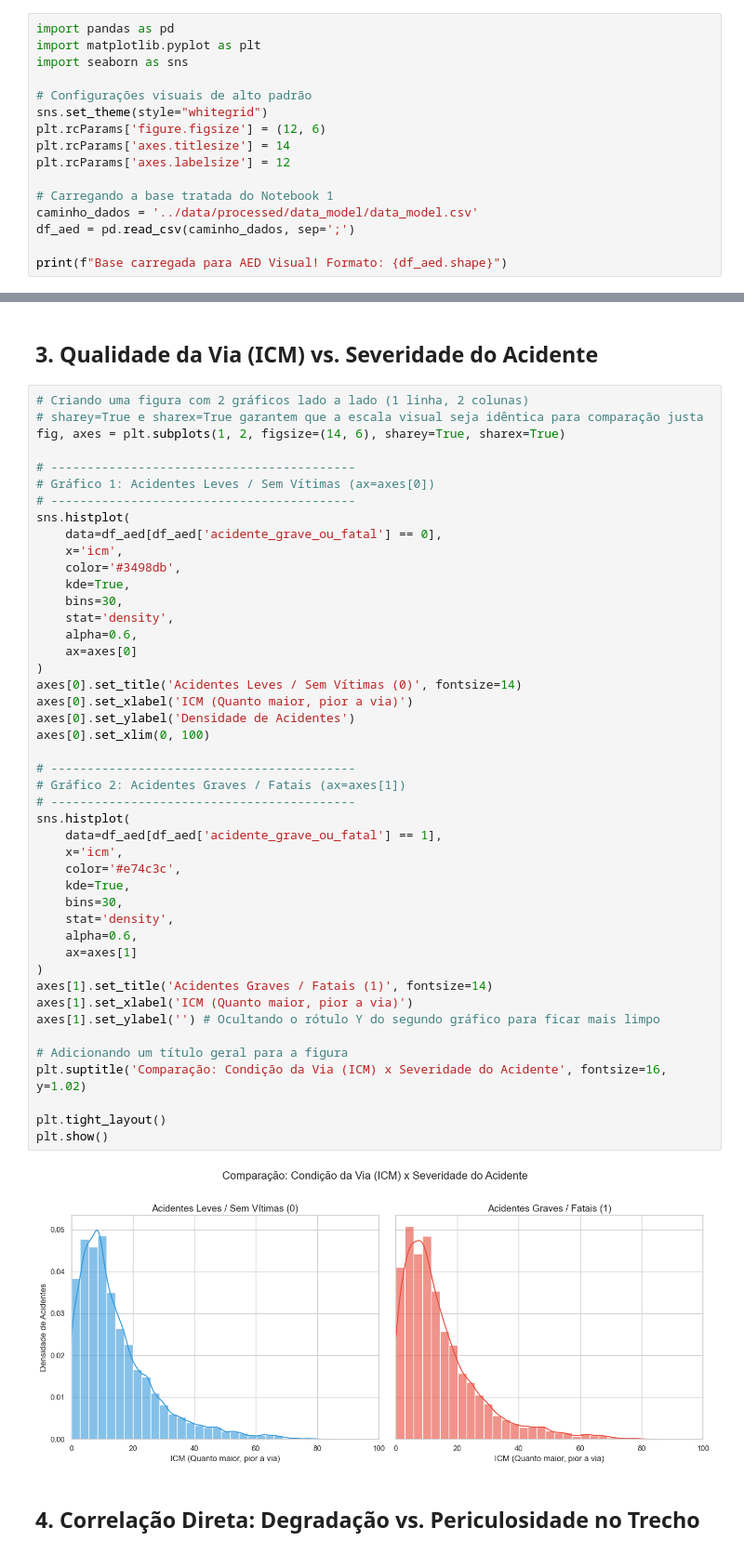
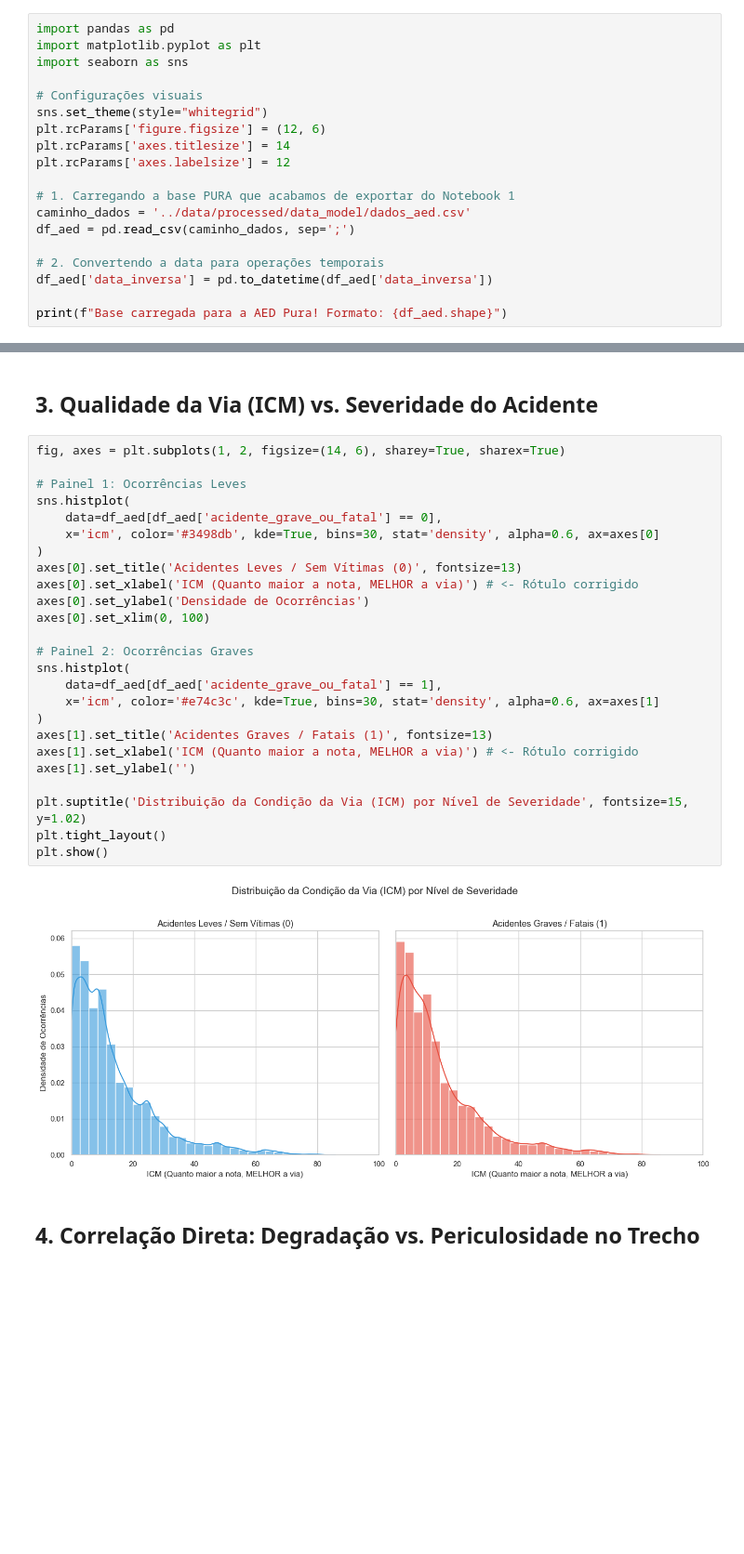
Before and after one commit to athaydegab/PredicaoAcidentesPRF, a Jupyter notebook: notebooks/03_notebook_aed.ipynb, the cells around one changed output, grey strips where cells are left out. Shown at 93% size. Cells and saved outputs as stored; diff of their text form; blank space fills up the shorter version.

```diff
--- a/notebooks/03_notebook_aed.ipynb
+++ b/notebooks/03_notebook_aed.ipynb
@@ -5,15 +5,18 @@ import pandas as pd
 import matplotlib.pyplot as plt
 import seaborn as sns
 
-# Configurações visuais de alto padrão
+# Configurações visuais
 sns.set_theme(style="whitegrid")
 plt.rcParams['figure.figsize'] = (12, 6)
 plt.rcParams['axes.titlesize'] = 14
 plt.rcParams['axes.labelsize'] = 12
 
-# Carregando a base tratada do Notebook 1
-caminho_dados = '../data/processed/data_model/data_model.csv'
+# 1. Carregando a base PURA que acabamos de exportar do Notebook 1
+caminho_dados = '../data/processed/data_model/dados_aed.csv'
 df_aed = pd.read_csv(caminho_dados, sep=';')
 
-print(f"Base carregada para AED Visual! Formato: {df_aed.shape}")
+# 2. Convertendo a data para operações temporais
+df_aed['data_inversa'] = pd.to_datetime(df_aed['data_inversa'])
+
+print(f"Base carregada para a AED Pura! Formato: {df_aed.shape}")
 # %% [output]
@@ -49,52 +51,32 @@ Passing `palette` without assigning `hue` is deprecated and will be removed in v
 # %% [markdown]
 ## 3. Qualidade da Via (ICM) vs. Severidade do Acidente
 # %%
-# Criando uma figura com 2 gráficos lado a lado (1 linha, 2 colunas)
-# sharey=True e sharex=True garantem que a escala visual seja idêntica para comparação justa
 fig, axes = plt.subplots(1, 2, figsize=(14, 6), sharey=True, sharex=True)
 
-# ------------------------------------------
-# Gráfico 1: Acidentes Leves / Sem Vítimas (ax=axes[0])
-# ------------------------------------------
+# Painel 1: Ocorrências Leves
 sns.histplot(
     data=df_aed[df_aed['acidente_grave_ou_fatal'] == 0],
-    x='icm',
-    color='#3498db',
-    kde=True,
-    bins=30,
-    stat='density',
-    alpha=0.6,
-    ax=axes[0]
+    x='icm', color='#3498db', kde=True, bins=30, stat='density', alpha=0.6, ax=axes[0]
 )
-axes[0].set_title('Acidentes Leves / Sem Vítimas (0)', fontsize=14)
-axes[0].set_xlabel('ICM (Quanto maior, pior a via)')
-axes[0].set_ylabel('Densidade de Acidentes')
+axes[0].set_title('Acidentes Leves / Sem Vítimas (0)', fontsize=13)
+axes[0].set_xlabel('ICM (Quanto maior a nota, MELHOR a via)') # <- Rótulo corrigido
+axes[0].set_ylabel('Densidade de Ocorrências')
 axes[0].set_xlim(0, 100)
 
-# ------------------------------------------
-# Gráfico 2: Acidentes Graves / Fatais (ax=axes[1])
-# ------------------------------------------
+# Painel 2: Ocorrências Graves
 sns.histplot(
     data=df_aed[df_aed['acidente_grave_ou_fatal'] == 1],
-    x='icm',
-    color='#e74c3c',
-    kde=True,
-    bins=30,
-    stat='density',
-    alpha=0.6,
-    ax=axes[1]
+    x='icm', color='#e74c3c', kde=True, bins=30, stat='density', alpha=0.6, ax=axes[1]
 )
-axes[1].set_title('Acidentes Graves / Fatais (1)', fontsize=14)
-axes[1].set_xlabel('ICM (Quanto maior, pior a via)')
-axes[1].set_ylabel('') # Ocultando o rótulo Y do segundo gráfico para ficar mais limpo
+axes[1].set_title('Acidentes Graves / Fatais (1)', fontsize=13)
+axes[1].set_xlabel('ICM (Quanto maior a nota, MELHOR a via)') # <- Rótulo corrigido
+axes[1].set_ylabel('')
 
-# Adicionando um título geral para a figura
-plt.suptitle('Comparação: Condição da Via (ICM) x Severidade do Acidente', fontsize=16, y=1.02)
-
+plt.suptitle('Distribuição da Condição da Via (ICM) por Nível de Severidade', fontsize=15, y=1.02)
 plt.tight_layout()
 plt.show()
 # %% [output]
-[figure, old version]
+[figure, new version]
 # %% [markdown]
 ## 4. Correlação Direta: Degradação vs. Periculosidade no Trecho
 # %%
```
Also changed, not shown: parts of 12 cells of this notebook, 2 other files.
